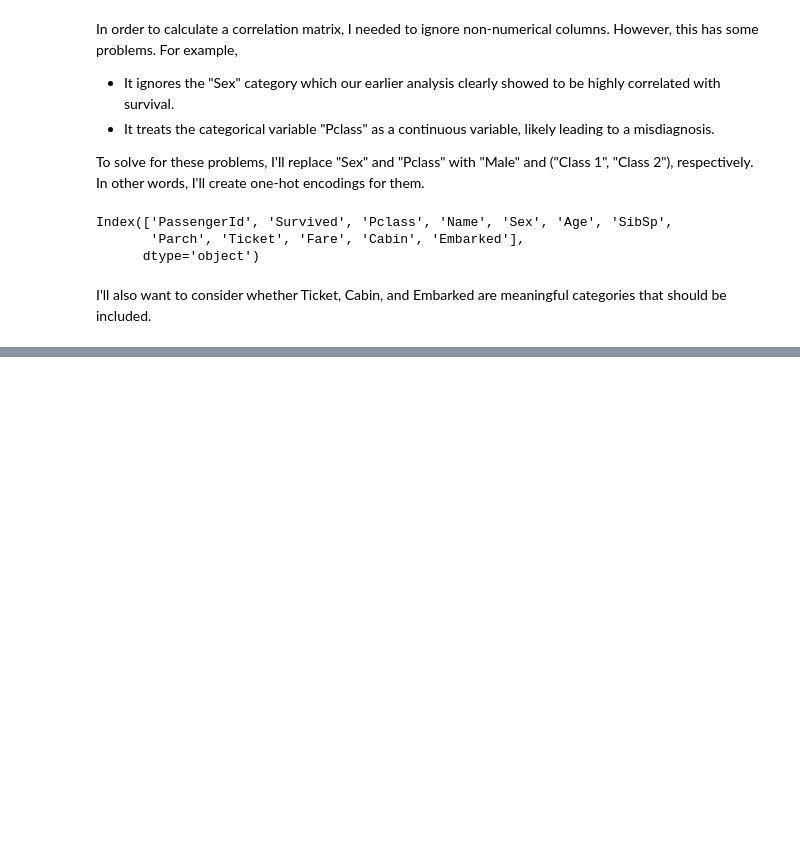
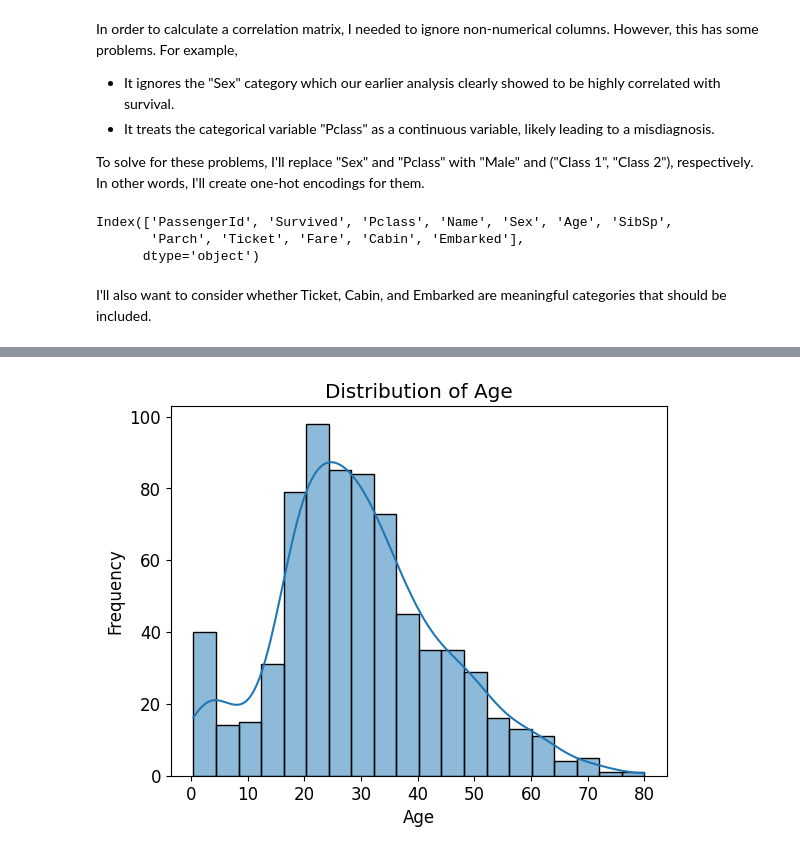
Before and after one commit to johnshaughnessy/digits, a Jupyter notebook: read_table.ipynb, the cells around one changed output, grey strips where cells are left out. Saved outputs shown, nothing was run; the diff lists cells and outputs as text; code cells hidden in the pictures; blank space fills up the shorter version.

```diff
--- a/read_table.ipynb
+++ b/read_table.ipynb
@@ -196,0 +285,15 @@ I'll also want to consider whether Ticket, Cabin, and Embarked are meaningful ca
+# %%
+import pandas as pd
+import matplotlib.pyplot as plt
+import seaborn
+
+def plot_simple(df, column):
+    seaborn.histplot(df[column], kde=True)
+    plt.xlabel(column)
+    plt.ylabel('Frequency')
+    plt.title(f'Distribution of {column}')
+    plt.show()
+
+plot_simple(train_data, "Age")
+# %% [output]
+[figure, added]
```
Also changed, not shown: parts of 10 cells of this notebook.
